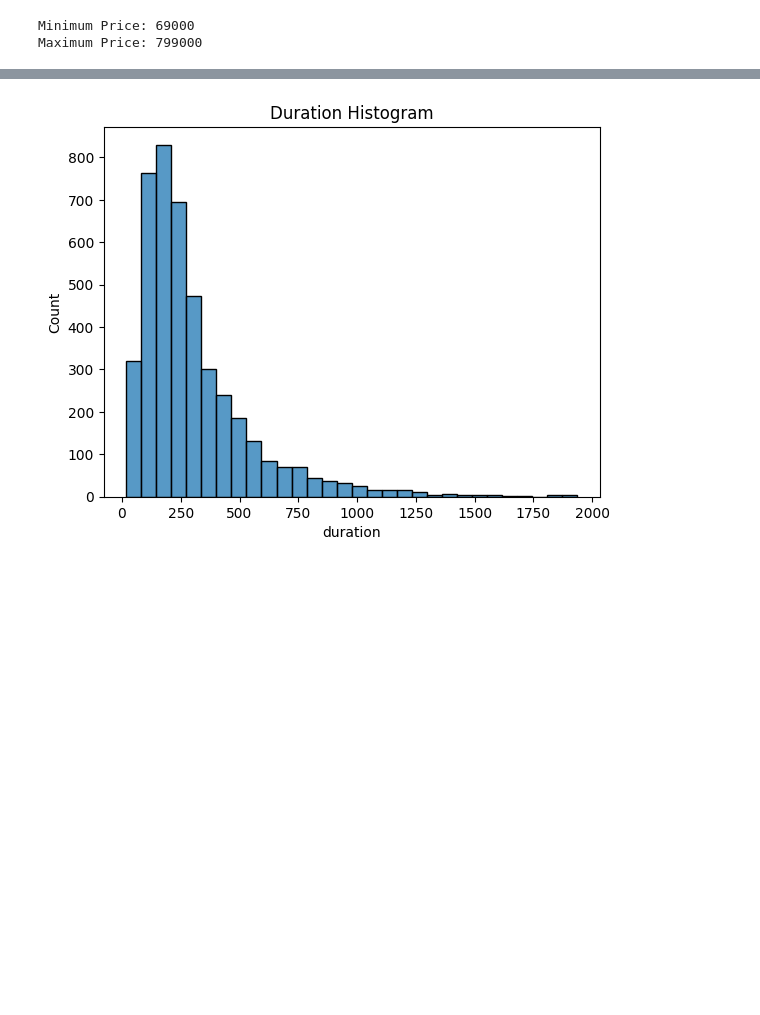
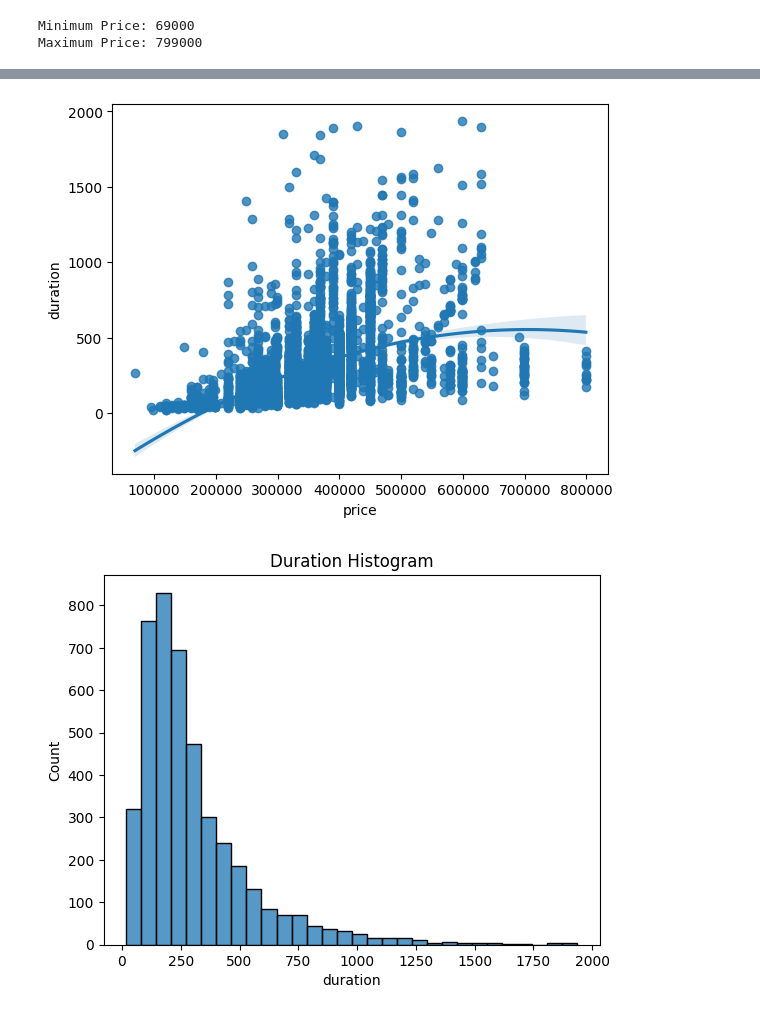
Before and after one commit to amirali022/crsrr, a Jupyter notebook: src/faradars/analysis.ipynb, the cells around one changed output, grey strips where cells are left out. Cells and saved outputs as stored; diff of their text form; code cells hidden in the pictures; blank space fills up the shorter version.

```diff
--- a/src/faradars/analysis.ipynb
+++ b/src/faradars/analysis.ipynb
@@ -99,3 +105,8 @@ Maximum Price: 799000
+# %%
+sns.regplot( paid_courses, x="price", y="duration", order=2)
+plt.show()
+# %% [output]
+[figure, added]
 # %%
 sns.histplot( paid_courses, x="duration", bins=30)
 plt.title( "Duration Histogram")
```
Also changed, not shown: parts of 2 cells of this notebook, 8 other files.
